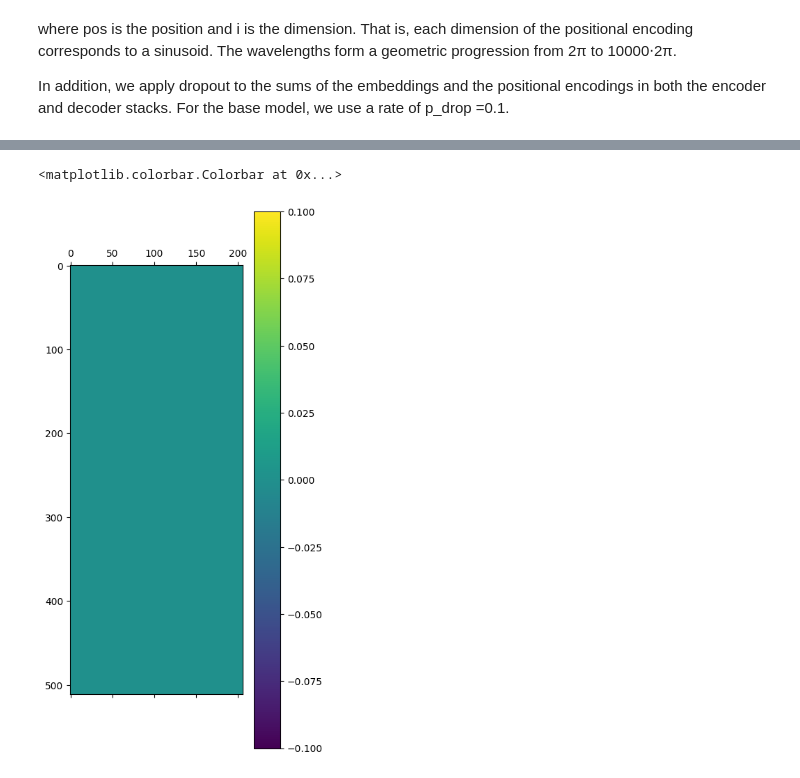
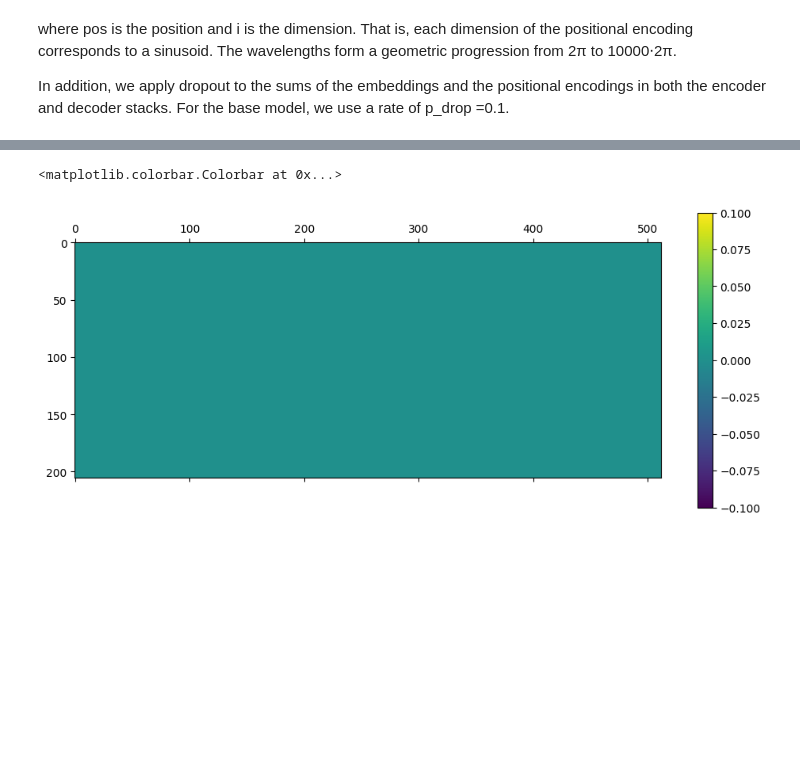
Before and after one commit to Jha-Pranav/OpenTransformer, a Jupyter notebook: multiformer/notebooks/transformer_anatomy/postional_encoding.ipynb, the cells around one changed output, grey strips where cells are left out. Saved outputs shown, nothing was run; the diff lists cells and outputs as text; code cells hidden in the pictures; blank space fills up the shorter version.

```diff
--- a/multiformer/notebooks/transformer_anatomy/postional_encoding.ipynb
+++ b/multiformer/notebooks/transformer_anatomy/postional_encoding.ipynb
@@ -68,11 +68,11 @@ torch.Size([1, 512, 206]) torch.Size([1, 512, 206])
 # %%
 import matplotlib.pyplot as plt
 
-cax = plt.matshow(inp.squeeze(0))
+cax = plt.matshow(inp.squeeze(0).T)
 plt.gcf().colorbar(cax)
 # %% [output]
 <matplotlib.colorbar.Colorbar at 0x...>
-[figure, old version]
+[figure, new version]
 # %%
 import matplotlib.pyplot as plt
 
```
Also changed, not shown: parts of 5 cells of this notebook, 1 other file.
